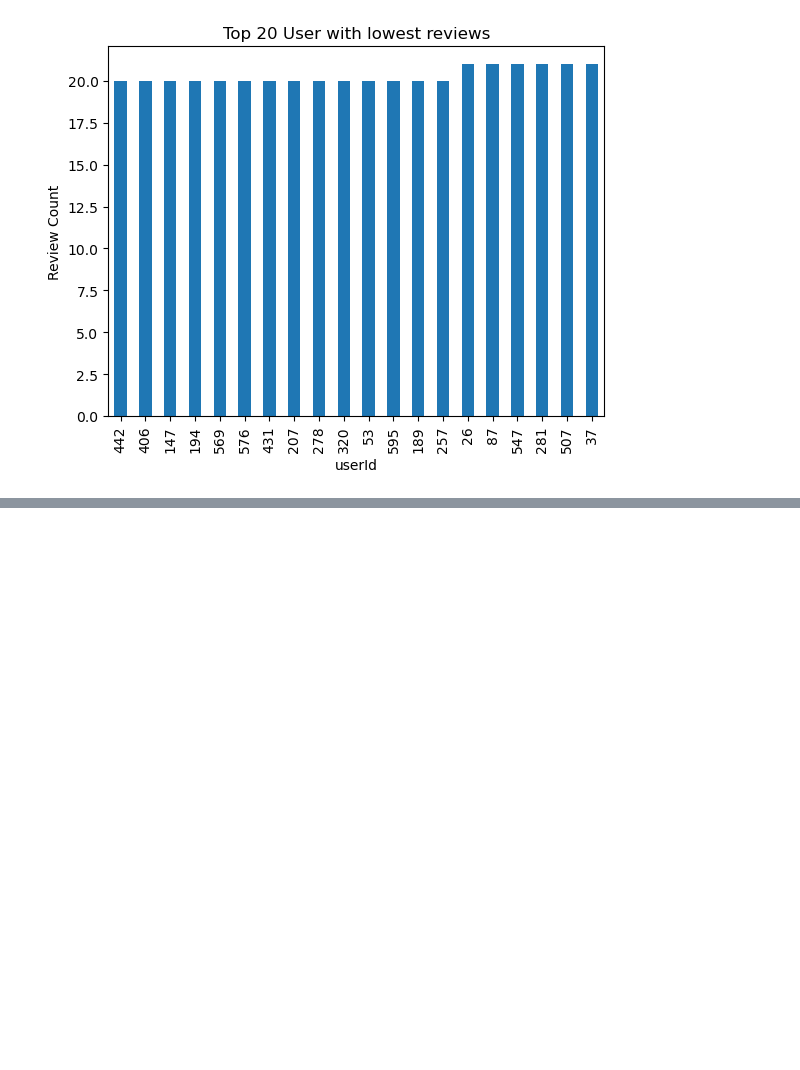
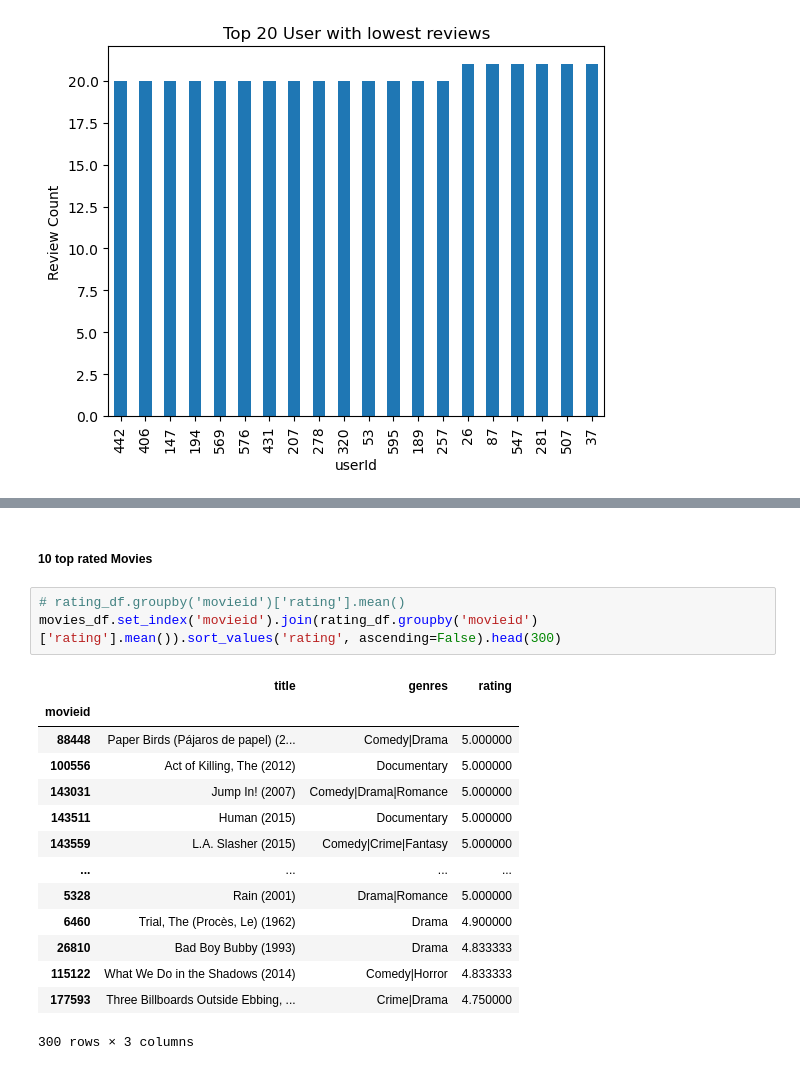
Before and after one commit to DATA-606-SPRING-2023-THU/hemanth_data606, a Jupyter notebook: src/proposal_eda.ipynb, the cells around one changed output, grey strips where cells are left out. Drawn from its saved outputs; the diff is of its cells as text; blank space fills up the shorter version.

```diff
--- a/src/proposal_eda.ipynb
+++ b/src/proposal_eda.ipynb
@@ -276,0 +295,20 @@ plt.show()
+# %% [markdown]
+<h5>10 top rated Movies</h5>
+# %%
+# rating_df.groupby('movieid')['rating'].mean()
+movies_df.set_index('movieid').join(rating_df.groupby('movieid')['rating'].mean()).sort_values('rating', ascending=False).head(300)
+# %% [output]
+|  | title | genres | rating |
+| movieid |  |  |  |
+| 88448 | Paper Birds (Pájaros de papel) (2... | Comedy|Drama | 5.000000 |
+| 100556 | Act of Killing, The (2012) | Documentary | 5.000000 |
+| 143031 | Jump In! (2007) | Comedy|Drama|Romance | 5.000000 |
+| 143511 | Human (2015) | Documentary | 5.000000 |
+| 143559 | L.A. Slasher (2015) | Comedy|Crime|Fantasy | 5.000000 |
+| ... | ... | ... | ... |
+| 5328 | Rain (2001) | Drama|Romance | 5.000000 |
+| 6460 | Trial, The (Procès, Le) (1962) | Drama | 4.900000 |
+| 26810 | Bad Boy Bubby (1993) | Drama | 4.833333 |
+| 115122 | What We Do in the Shadows (2014) | Comedy|Horror | 4.833333 |
+| 177593 | Three Billboards Outside Ebbing, ... | Crime|Drama | 4.750000 |
+300 rows × 3 columns
```
Also changed, not shown: parts of 20 cells of this notebook.
